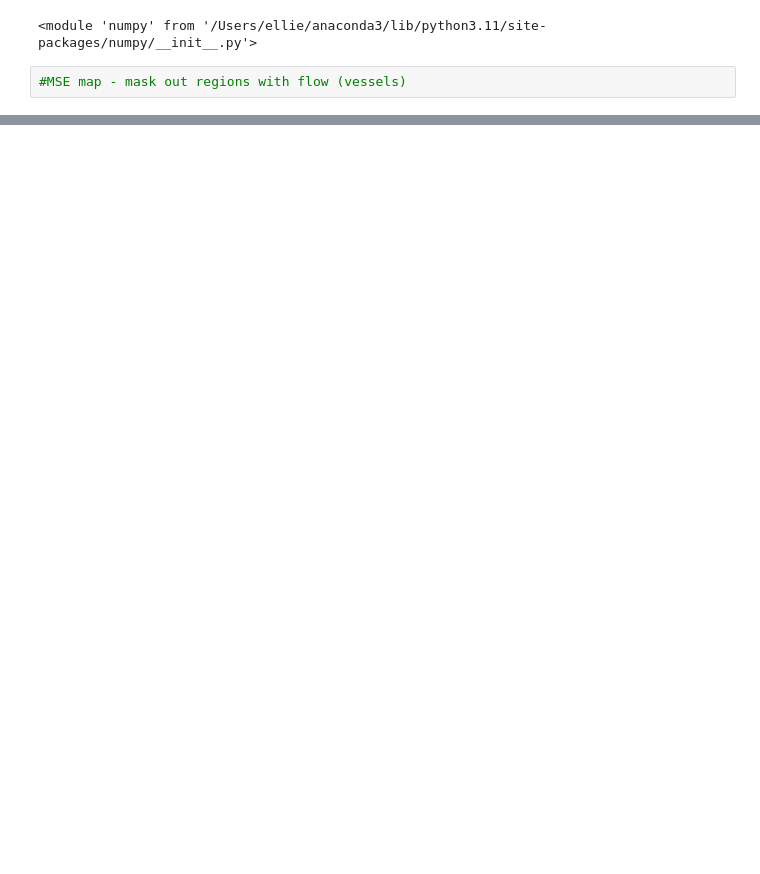
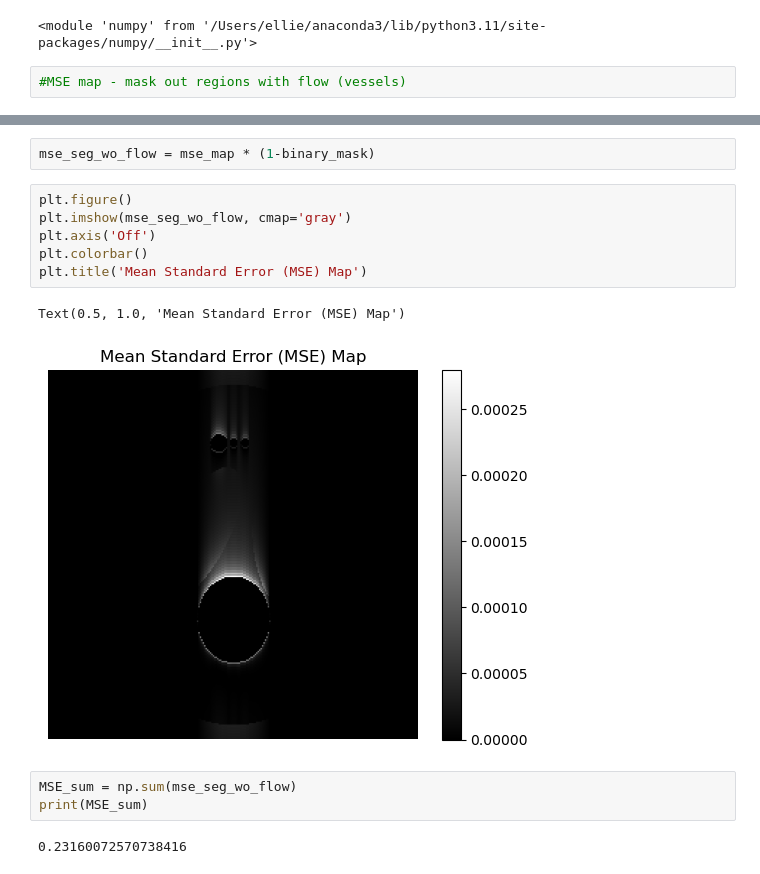
Before and after one commit to ellieYD/MRI_Flow_Motion_Correction, a Jupyter notebook: PhantomSimulation_FlowMotion_NEW.ipynb, the cells around one changed output, grey strips where cells are left out. Saved outputs shown, nothing was run; the diff lists cells and outputs as text; blank space fills up the shorter version.

```diff
--- a/PhantomSimulation_FlowMotion_NEW.ipynb
+++ b/PhantomSimulation_FlowMotion_NEW.ipynb
@@ -274,0 +289,16 @@ Plot barchart
+# %%
+mse_seg_wo_flow = mse_map * (1-binary_mask)
+# %%
+plt.figure()
+plt.imshow(mse_seg_wo_flow, cmap='gray')
+plt.axis('Off')
+plt.colorbar()
+plt.title('Mean Standard Error (MSE) Map')
+# %% [output]
+Text(0.5, 1.0, 'Mean Standard Error (MSE) Map')
+[figure, added]
+# %%
+MSE_sum = np.sum(mse_seg_wo_flow)
+print(MSE_sum)
+# %% [output]
+0.23160072570738416
```
Also changed, not shown: parts of 16 cells of this notebook.
